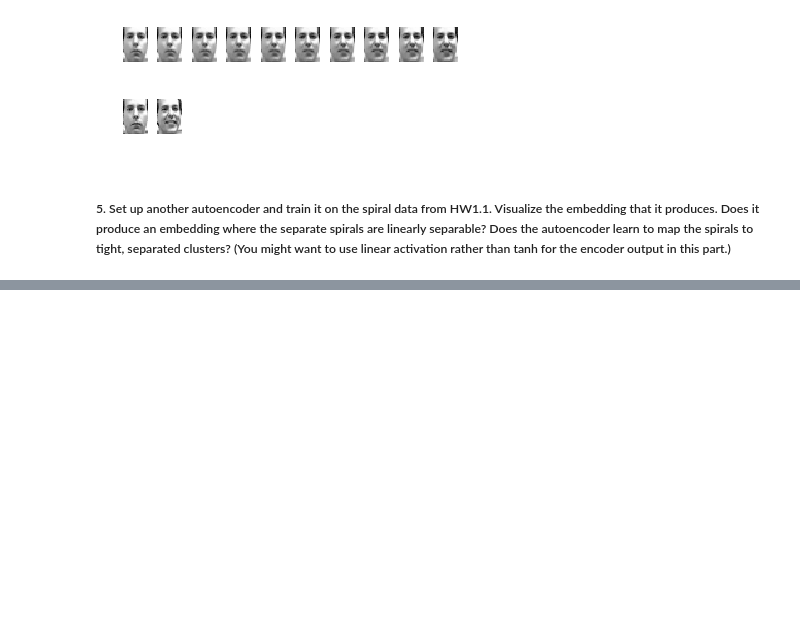
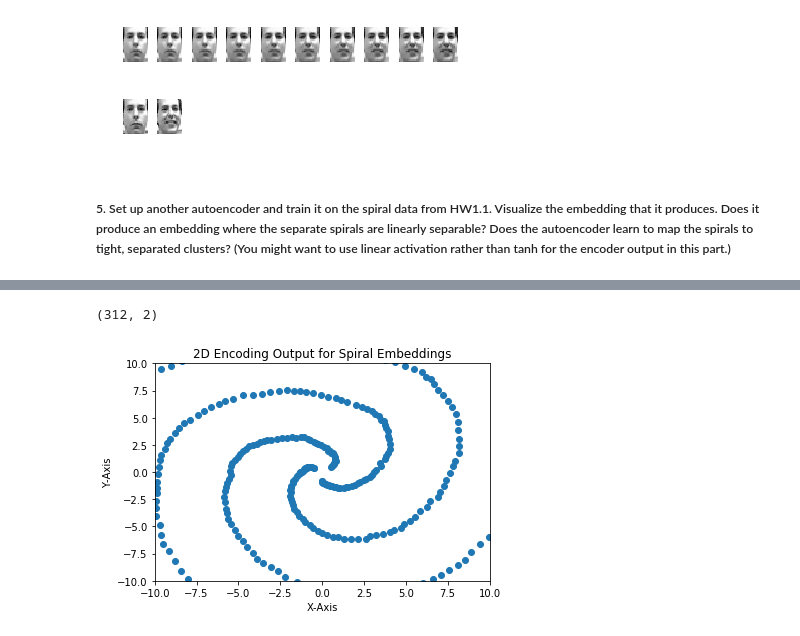
Before and after one commit to ericlabouve/csc566-DeepLearning, a Jupyter notebook: hw3/undercomplete_autoencoder.ipynb, the cells around one changed output, grey strips where cells are left out. Saved outputs shown, nothing was run; the diff lists cells and outputs as text; code cells hidden in the pictures; blank space fills up the shorter version.

```diff
--- a/hw3/undercomplete_autoencoder.ipynb
+++ b/hw3/undercomplete_autoencoder.ipynb
@@ -296,0 +433,15 @@ interpolate_between(5,14)
+# %%
+images_out = encoder_model_sd.predict(x_zerocentered)
+print(images_out.shape)
+x = [x[0] for x in images_out]
+y = [x[1] for x in images_out]
+plt.scatter(x, y)
+plt.xlabel("X-Axis")
+plt.ylabel("Y-Axis")
+plt.title("2D Encoding Output for Spiral Embeddings")
+plt.ylim(-10,10)
+plt.xlim(-10,10)
+plt.show()
+# %% [output]
+(312, 2)
+[figure, added]
```
Also changed, not shown: parts of 4 cells of this notebook.
